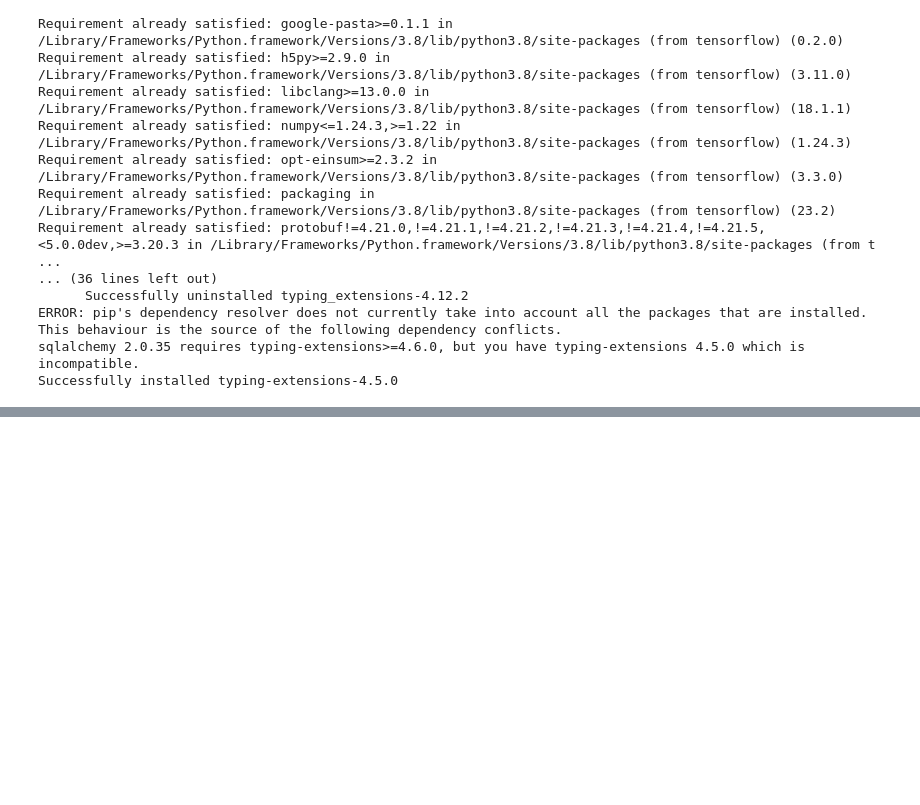
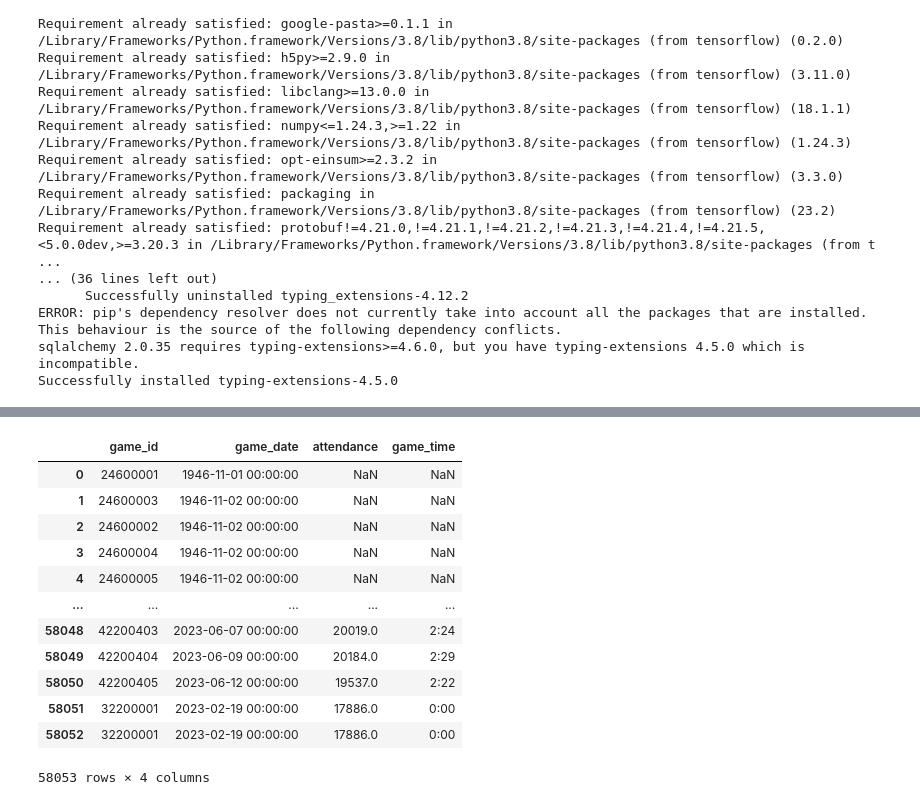
Before and after one commit to sumedh-21/NBA_Predictions, a Jupyter notebook: nba_predictions.ipynb, the cells around one changed output, grey strips where cells are left out. Cells and saved outputs as stored; diff of their text form; code cells hidden in the pictures; blank space fills up the shorter version.

```diff
--- a/nba_predictions.ipynb
+++ b/nba_predictions.ipynb
@@ -163,3 +146,19 @@ Successfully installed pip-24.2
 
 from IPython.core.display import HTML
 HTML("<script>Jupyter.notebook.kernel.restart()</script>")
+# %%
+pd.read_csv("csv/game_info.csv")
+# %% [output]
+|  | game_id | game_date | attendance | game_time |
+| 0 | 24600001 | 1946-11-01 00:00:00 | NaN | NaN |
+| 1 | 24600003 | 1946-11-02 00:00:00 | NaN | NaN |
+| 2 | 24600002 | 1946-11-02 00:00:00 | NaN | NaN |
+| 3 | 24600004 | 1946-11-02 00:00:00 | NaN | NaN |
+| 4 | 24600005 | 1946-11-02 00:00:00 | NaN | NaN |
+| ... | ... | ... | ... | ... |
+| 58048 | 42200403 | 2023-06-07 00:00:00 | 20019.0 | 2:24 |
+| 58049 | 42200404 | 2023-06-09 00:00:00 | 20184.0 | 2:29 |
+| 58050 | 42200405 | 2023-06-12 00:00:00 | 19537.0 | 2:22 |
+| 58051 | 32200001 | 2023-02-19 00:00:00 | 17886.0 | 0:00 |
+| 58052 | 32200001 | 2023-02-19 00:00:00 | 17886.0 | 0:00 |
+58053 rows × 4 columns
```
Also changed, not shown: parts of 8 cells of this notebook, 3 other files.
